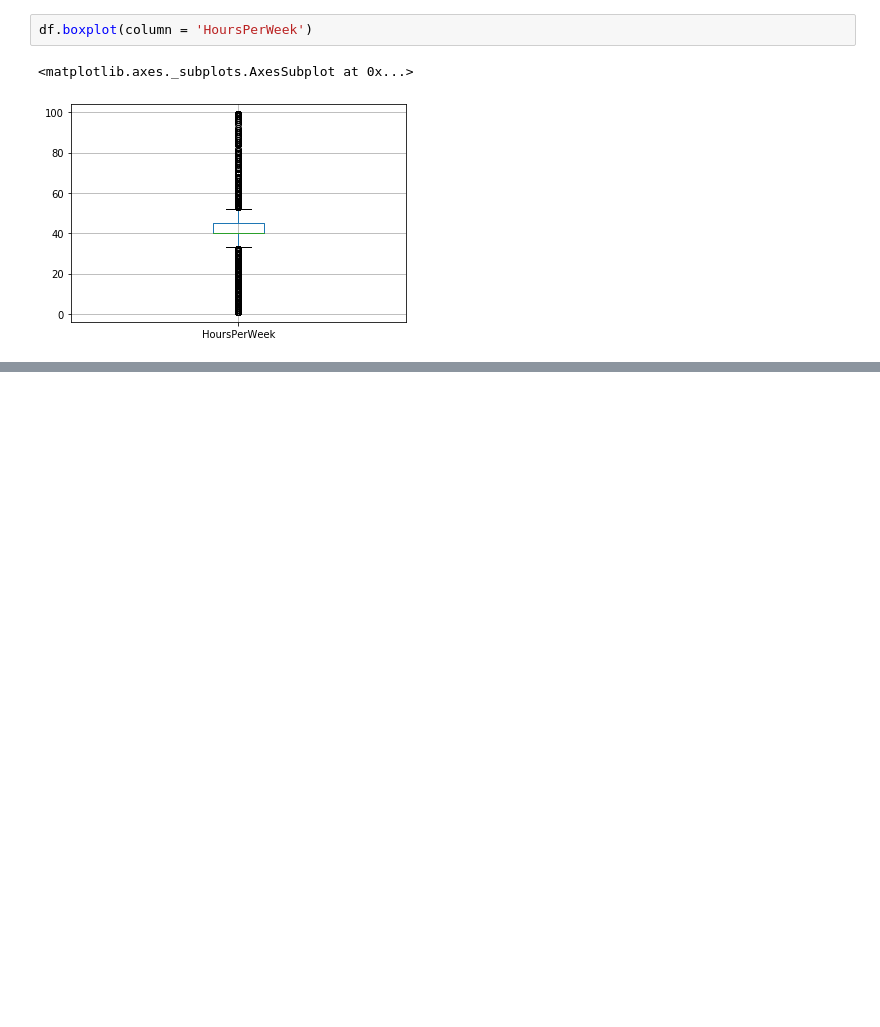
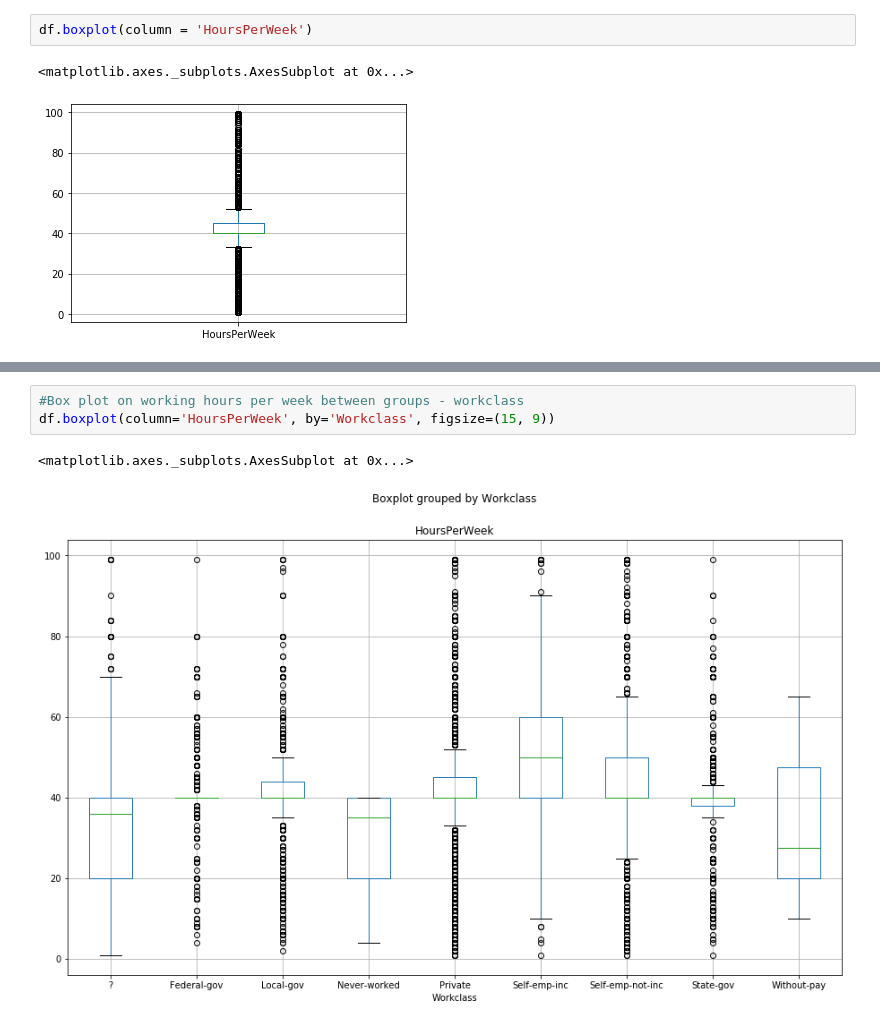
Before and after one commit to yuefu-jiang/Graphness-group-project, a Jupyter notebook: Exploration_YJ.ipynb, the cells around one changed output, grey strips where cells are left out. Drawn from its saved outputs; the diff is of its cells as text; blank space fills up the shorter version.

```diff
--- a/Exploration_YJ.ipynb
+++ b/Exploration_YJ.ipynb
@@ -76,0 +81,6 @@ df.boxplot(column='HoursPerWeek', by='IncomeLessThan50k')
+# %%
+#Box plot on working hours per week between groups - workclass
+df.boxplot(column='HoursPerWeek', by='Workclass', figsize=(15, 9))
+# %% [output]
+<matplotlib.axes._subplots.AxesSubplot at 0x...>
+[figure, added]
```
Also changed, not shown: parts of 12 cells of this notebook.
